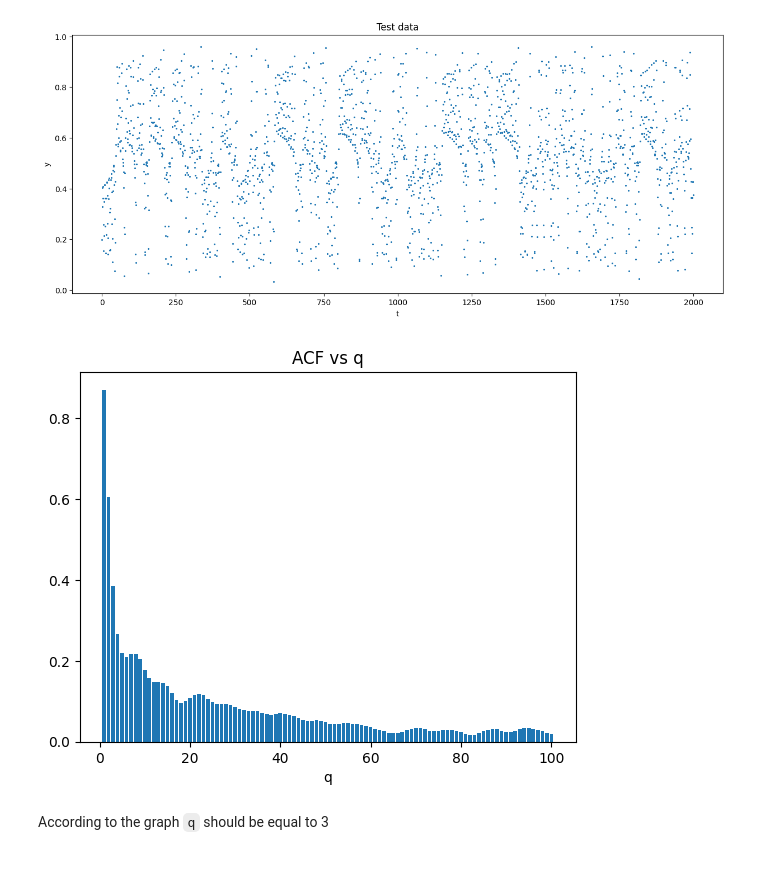
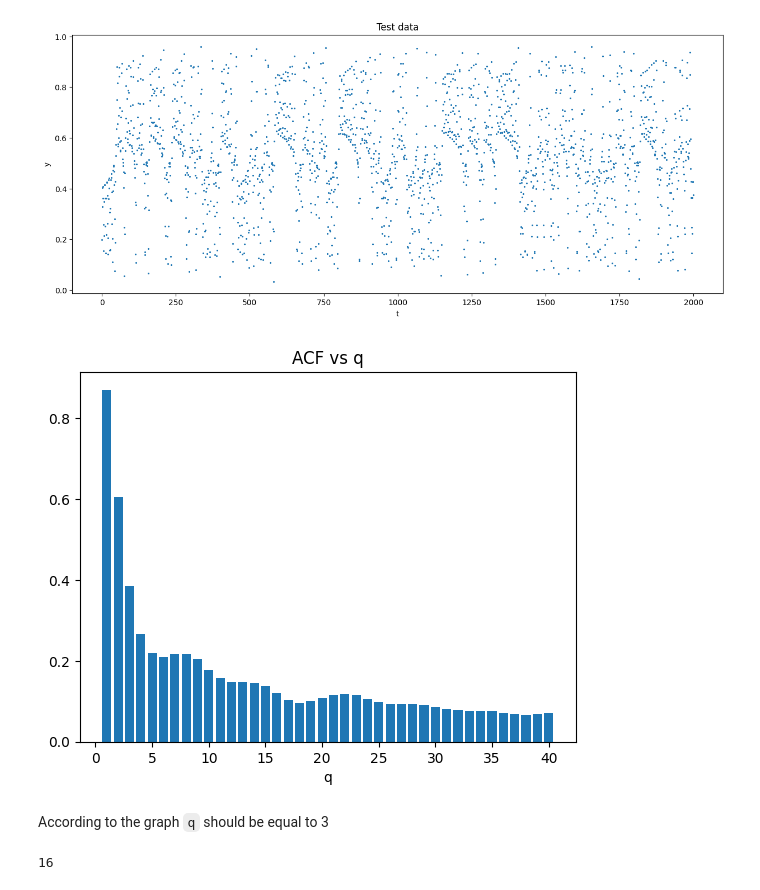
Before and after one commit to succSeeded/ts-2025, a Jupyter notebook: hw1-2/main.ipynb, the cells around one changed output. Saved outputs shown, nothing was run; the diff lists cells and outputs as text; code cells hidden in the pictures.

```diff
--- a/hw1-2/main.ipynb
+++ b/hw1-2/main.ipynb
@@ -40,14 +40,18 @@ def acf(series: np.ndarray, k: int) -> float:
 # %%
 from tqdm import trange
 
-k = 100
+k = 40
 
 acf_data = [acf(train, i) for i in trange(1, k+1)]
 plt.bar(np.arange(1, k + 1), acf_data[:k])
 plt.title("ACF vs q")
 plt.xlabel("q")
 plt.show()
 # %% [output]
-[figure, old version]
+[figure, new version]
 # %% [markdown]
 According to the graph `q` should be equal to 3
+# %%
+1024 // 64
+# %% [output]
+16
```
Also changed, not shown: parts of 15 cells of this notebook.
